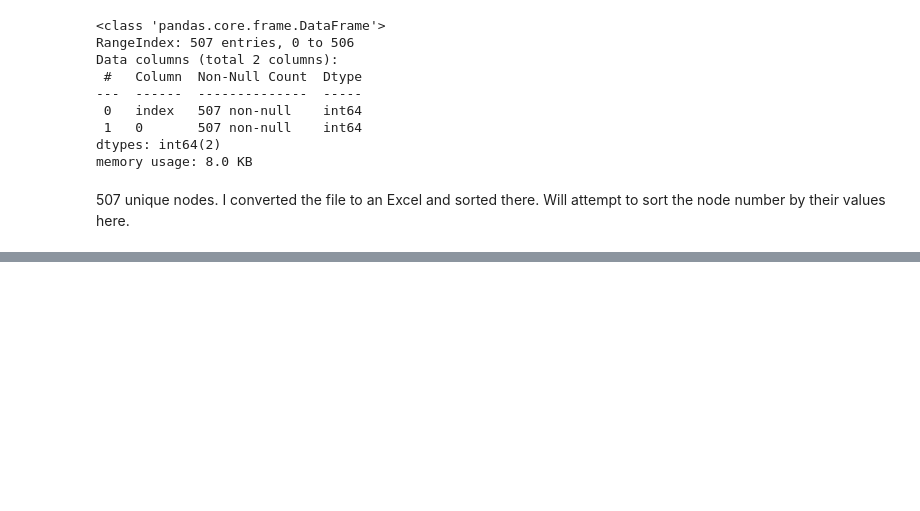
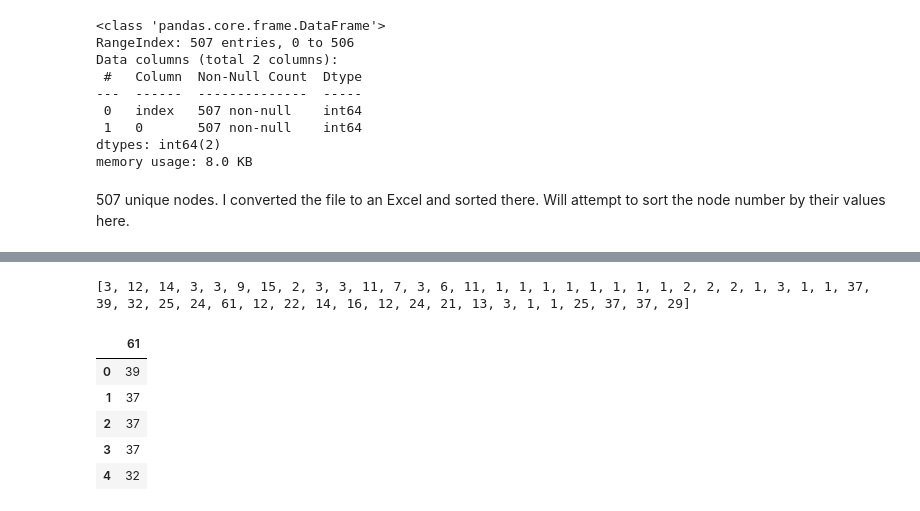
Before and after one commit to nss-data-science-cohort-4/dq2-accre-valkyries, a Jupyter notebook: notebooks/accre_q1_pd.ipynb, the cells around one changed output, grey strips where cells are left out. Drawn from its saved outputs; the diff is of its cells as text; code cells hidden in the pictures; blank space fills up the shorter version.

```diff
--- a/notebooks/accre_q1_pd.ipynb
+++ b/notebooks/accre_q1_pd.ipynb
@@ -373,0 +630,5 @@ memory usage: 8.0 KB
+# %%
+node_counts_other
+print(list(node_counts_other.values()))
+# %% [output]
+[3, 12, 14, 3, 3, 9, 15, 2, 3, 3, 11, 7, 3, 6, 11, 1, 1, 1, 1, 1, 1, 1, 1, 2, 2, 2, 1, 3, 1, 1, 37, 39, 32, 25, 24, 61, 12, 22, 14, 16, 12, 24, 21, 13, 3, 1, 1, 25, 37, 37, 29]
@@ -373,0 +638,10 @@ memory usage: 8.0 KB
+# %%
+node_counts_other = pd.read_csv('../data/nodes_counts_other.csv')
+node_counts_other.head()
+# %% [output]
+|  | 61 |
+| 0 | 39 |
+| 1 | 37 |
+| 2 | 37 |
+| 3 | 37 |
+| 4 | 32 |
```
Also changed, not shown: parts of 36 cells of this notebook.
